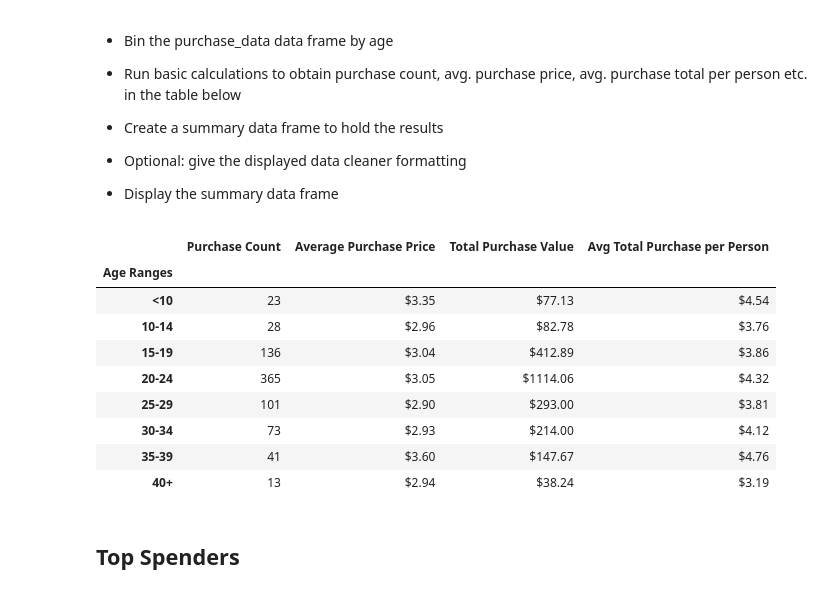
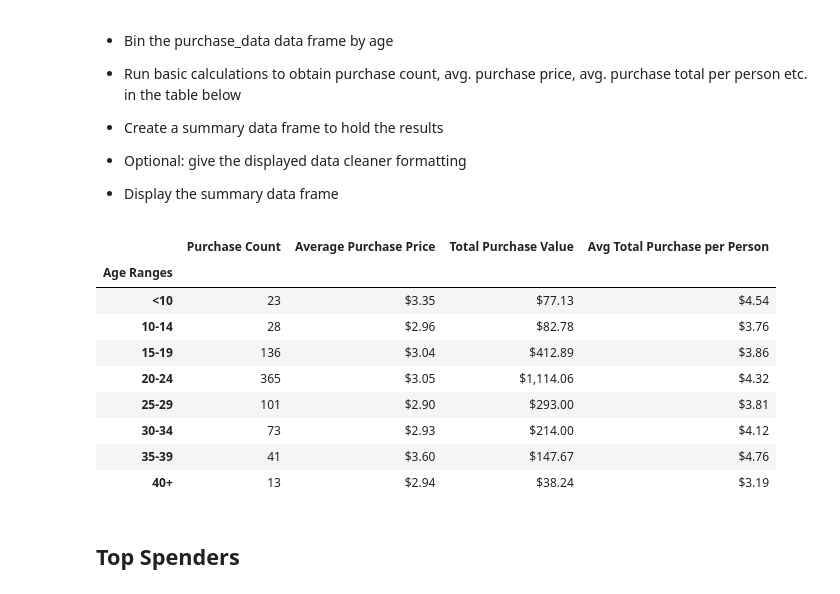
Before and after one commit to potterc22/pandas-challenge, a Jupyter notebook: HeroesOfPymoli/HeroesOfPymoli_starter.ipynb, the cells around one changed output. Saved outputs shown, nothing was run; the diff lists cells and outputs as text; code cells hidden in the pictures.

```diff
--- a/HeroesOfPymoli/HeroesOfPymoli_starter.ipynb
+++ b/HeroesOfPymoli/HeroesOfPymoli_starter.ipynb
@@ -186,18 +196,17 @@ print_gender_purchasing.style.format({'Average Purchase Price': '${:.2f}', 'Tota
 # %%
 # Found an article on pd.cut(): https://www.geeksforgeeks.org/pandas-cut-method-in-python/
 # create list for age bins
-age_bins = [0, 9, 14, 19, 24, 29, 34, 39, 100]
+bins = [0, 9, 14, 19, 24, 29, 34, 39, 100]
 # Declare bin labels
 bin_labels = ['<10', '10-14', '15-19', '20-24', '25-29', '30-34', '35-39', '40+']
 # Use pd.cut() to split data into age bins
-pd.cut(x=purchase_data['Age'], bins=age_bins, labels= bin_labels)
-purchase_data['Age Bins'] = pd.cut(x=purchase_data['Age'], bins= age_bins, labels=bin_labels, right = False)
+purchase_data['Age Bins'] = pd.cut(purchase_data['Age'], bins, labels=bin_labels, include_lowest=True)
 # Group the purchase data by age group
 pd_by_age = purchase_data.groupby(['Age Bins'])
 pd_by_age_df = pd.DataFrame(pd_by_age['SN'].count())
 pd_by_age_df.rename(columns={'SN':'Total Count'}, inplace=True)
 pd_by_age_df['Percentage of Players'] = round((pd_by_age_df['Total Count'] /pd_by_age_df['Total Count'].sum()) * 100, 2)
-pd_by_age_df.style.format({'Percentage of Players': '{:.2f}%'})
+pd_by_age_df['Percentage of Players'] = pd_by_age_df['Percentage of Players'].map("{:.2f}%".format)
 pd_by_age_df
 # %% [output]
 |  | Total Count | Percentage of Players |
@@ -344,23 +353,28 @@ age_40_plus_avg_per_person = round(total_purchases_40_plus / age_40_plus_players
 # %%
 # Print output
 print_age_purchasing = pd.DataFrame({
     "Age Ranges": bin_labels,
     'Purchase Count': [purchase_count_less_10, purchase_count_10_14, purchase_count_15_19, purchase_count_20_24, purchase_count_25_29, purchase_count_30_34, purchase_count_35_39, purchase_count_40_plus],
     'Average Purchase Price': [avg_price_less_10, avg_price_10_14, avg_price_15_19, avg_price_20_24, avg_price_25_29, avg_price_30_34, avg_price_35_39, avg_price_40_plus],
     'Total Purchase Value': [total_purchases_less_10, total_purchases_10_14, total_purchases_15_19, total_purchases_20_24, total_purchases_25_29, total_purchases_30_34, total_purchases_35_39, total_purchases_40_plus],
     'Avg Total Purchase per Person': [less_10_avg_per_person, age_10_14_avg_per_person, age_15_19_avg_per_person, age_20_24_avg_per_person, age_25_29_avg_per_person, age_30_34_avg_per_person, age_35_39_avg_per_person, age_40_plus_avg_per_person]
     })
 # set index to genders to get rid of the index numbers
 print_age_purchasing = print_age_purchasing.set_index("Age Ranges")
 # format the price columns as currency
-print_age_purchasing.style.format({'Average Purchase Price': '${:.2f}', 'Total Purchase Value': '${:.2f}', 'Avg Total Purchase per Person': '${:.2f}'})
+print_age_purchasing['Average Purchase Price'] = print_age_purchasing['Average Purchase Price'].map('${:,.2f}'.format)
+
+print_age_purchasing['Total Purchase Value'] = print_age_purchasing['Total Purchase Value'].map('${:,.2f}'.format)
+
+print_age_purchasing['Avg Total Purchase per Person'] = print_age_purchasing['Avg Total Purchase per Person'].map('${:,.2f}'.format)
+print_age_purchasing
 # %% [output]
 |  | Purchase Count | Average Purchase Price | Total Purchase Value | Avg Total Purchase per Person |
 | Age Ranges |  |  |  |  |
 | <10 | 23 | $3.35 | $77.13 | $4.54 |
 | 10-14 | 28 | $2.96 | $82.78 | $3.76 |
 | 15-19 | 136 | $3.04 | $412.89 | $3.86 |
-| 20-24 | 365 | $3.05 | $1114.06 | $4.32 |
+| 20-24 | 365 | $3.05 | $1,114.06 | $4.32 |
 | 25-29 | 101 | $2.90 | $293.00 | $3.81 |
 | 30-34 | 73 | $2.93 | $214.00 | $4.12 |
 | 35-39 | 41 | $3.60 | $147.67 | $4.76 |
```
Also changed, not shown: parts of 11 cells of this notebook.
